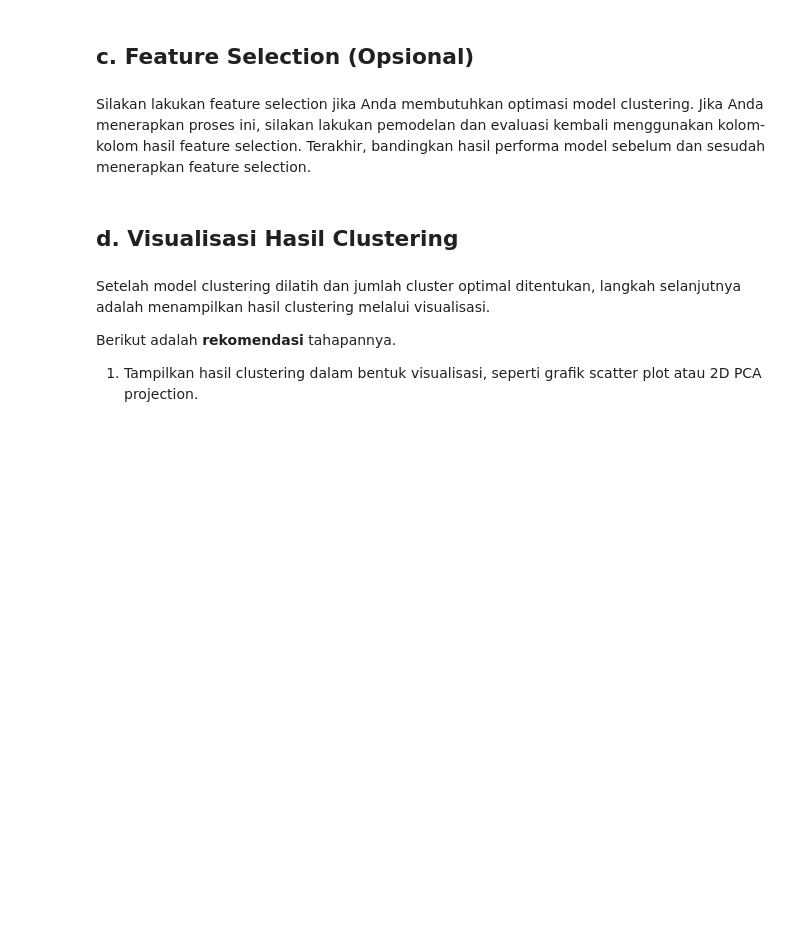
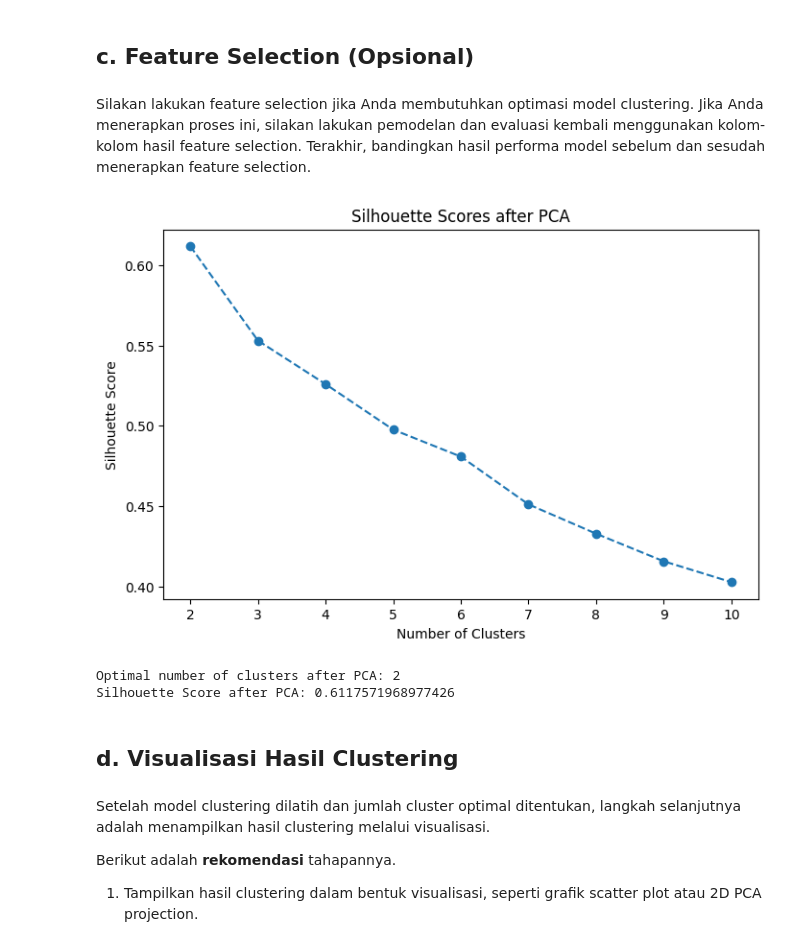
Before and after one commit to rizalgianf/Proyek-ML-Clustering_Klasifikasi, a Jupyter notebook: [Clustering]_Submission_Akhir_BMLP_Rizal.ipynb, the cells around one changed output. Saved outputs shown, nothing was run; the diff lists cells and outputs as text; code cells hidden in the pictures; blank space fills up the shorter version.

```diff
--- a/[Clustering]_Submission_Akhir_BMLP_Rizal.ipynb
+++ b/[Clustering]_Submission_Akhir_BMLP_Rizal.ipynb
@@ -283,3 +391,34 @@ Silakan lakukan feature selection jika Anda membutuhkan optimasi model clusterin
+# %%
+from sklearn.decomposition import PCA
+
+# Reduksi dimensi menggunakan PCA
+pca = PCA(n_components=2)  # Coba dengan 2 komponen utama
+data_pca = pca.fit_transform(data_cleaned)
+
+# Evaluasi ulang dengan KMeans setelah PCA
+silhouette_scores = []
+for n_clusters in range(2, 11):
+    kmeans = KMeans(n_clusters=n_clusters, random_state=42)
+    cluster_labels = kmeans.fit_predict(data_pca)
+    silhouette_avg = silhouette_score(data_pca, cluster_labels)
+    silhouette_scores.append(silhouette_avg)
+
+# Plot Silhouette Scores
+plt.figure(figsize=(8, 5))
+plt.plot(range(2, 11), silhouette_scores, marker='o', linestyle='--')
+plt.title('Silhouette Scores after PCA')
+plt.xlabel('Number of Clusters')
+plt.ylabel('Silhouette Score')
+plt.show()
+
+# Menentukan jumlah cluster optimal
+optimal_clusters = silhouette_scores.index(max(silhouette_scores)) + 2
+print(f"Optimal number of clusters after PCA: {optimal_clusters}")
+print(f"Silhouette Score after PCA: {max(silhouette_scores)}")
+# %% [output]
+[figure, added]
+Optimal number of clusters after PCA: 2
+Silhouette Score after PCA: 0.6117571968977426
 # %% [markdown]
 ## **d. Visualisasi Hasil Clustering**
 # %% [markdown]
```
Also changed, not shown: parts of 17 cells of this notebook, 1 other file.
